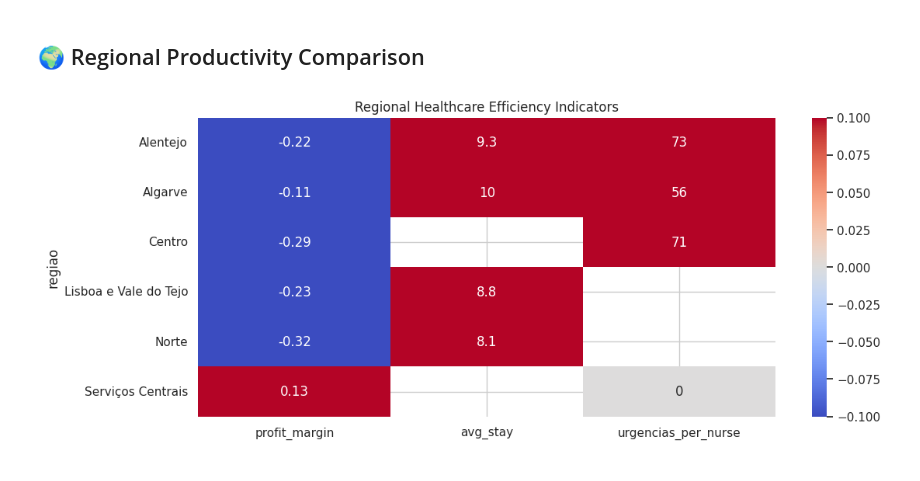
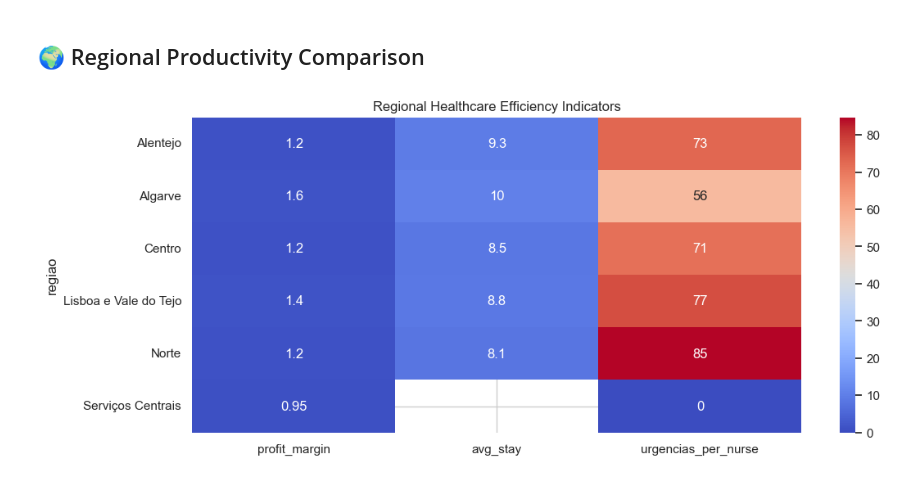
Before and after one commit to claudio3472/SNSDashboard, a Jupyter notebook: notebooks/master_analysis.ipynb, the cells around one changed output. Saved outputs shown, nothing was run; the diff lists cells and outputs as text; code cells hidden in the pictures.

```diff
--- a/notebooks/master_analysis.ipynb
+++ b/notebooks/master_analysis.ipynb
@@ -4,8 +4,9 @@ Este notebook foca-se na análise detalhada do ficheiro `master_dataset.csv`, cr
 # %%
 import os
 import pandas as pd
+import numpy as np
 import matplotlib.pyplot as plt
 import seaborn as sns
 
-sns.set_theme(style="whitegrid")
+sns.set_theme(style="whitegrid", palette="muted")
 plt.rcParams['figure.figsize'] = (12, 6)
@@ -630,11 +630,14 @@ display(ranking)
 # %% [markdown]
 ## 🌍 Regional Productivity Comparison
 # %%
+df['profit_margin'] = df['resultado_liquido'] / df['ebitda'].replace(0, np.nan)
+df['avg_stay'] = df['dias_de_internamento'] / df['doentes_saidos'].replace(0, np.nan)
+df['urgencias_per_nurse'] = df['total_urgencias'] / df['enfermeiros'].replace(0, np.nan)
 region_eff = df.groupby('regiao')[['profit_margin', 'avg_stay', 'urgencias_per_nurse']].mean()
 
 plt.figure(figsize=(12,5))
 sns.heatmap(region_eff, annot=True, cmap='coolwarm')
 plt.title("Regional Healthcare Efficiency Indicators")
 plt.show()
 # %% [output]
-[figure, old version]
+[figure, new version]
```
Also changed, not shown: parts of 27 cells of this notebook, 4 other files.
